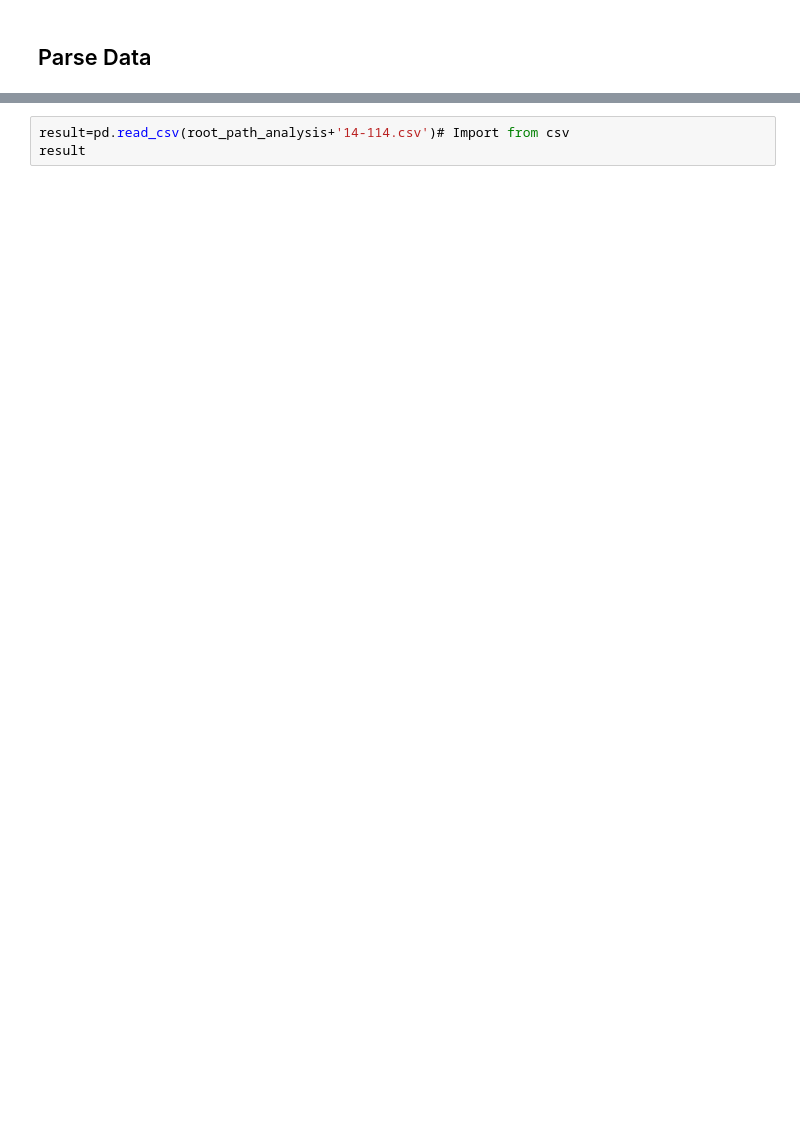
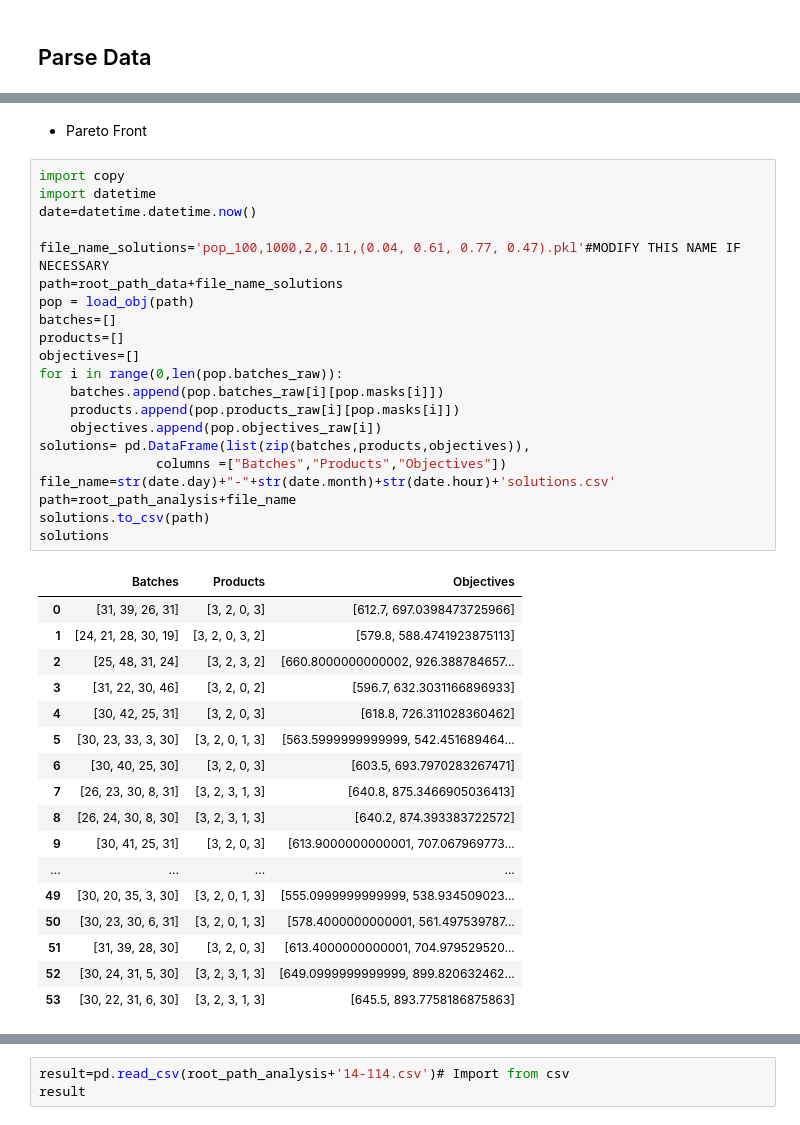
Before and after one commit to DTKx/capacityplanpy, a Jupyter notebook: 02_implementacao/parse_raw.ipynb, the cells around one changed output, grey strips where cells are left out. Drawn from its saved outputs; the diff is of its cells as text; blank space fills up the shorter version.

```diff
--- a/02_implementacao/parse_raw.ipynb
+++ b/02_implementacao/parse_raw.ipynb
@@ -63,2 +82,43 @@ df_ind
+# %% [markdown]
+- Pareto Front
+# %%
+import copy
+import datetime
+date=datetime.datetime.now()
+
+file_name_solutions='pop_100,1000,2,0.11,(0.04, 0.61, 0.77, 0.47).pkl'#MODIFY THIS NAME IF NECESSARY
+path=root_path_data+file_name_solutions
+pop = load_obj(path)
+batches=[]
+products=[]
+objectives=[]
+for i in range(0,len(pop.batches_raw)):
+    batches.append(pop.batches_raw[i][pop.masks[i]])
+    products.append(pop.products_raw[i][pop.masks[i]])
+    objectives.append(pop.objectives_raw[i])
+solutions= pd.DataFrame(list(zip(batches,products,objectives)),
+               columns =["Batches","Products","Objectives"])
+file_name=str(date.day)+"-"+str(date.month)+str(date.hour)+'solutions.csv'
+path=root_path_analysis+file_name
+solutions.to_csv(path)
+solutions
+# %% [output]
+|  | Batches | Products | Objectives |
+| 0 | [31, 39, 26, 31] | [3, 2, 0, 3] | [612.7, 697.0398473725966] |
+| 1 | [24, 21, 28, 30, 19] | [3, 2, 0, 3, 2] | [579.8, 588.4741923875113] |
+| 2 | [25, 48, 31, 24] | [3, 2, 3, 2] | [660.8000000000002, 926.388784657... |
+| 3 | [31, 22, 30, 46] | [3, 2, 0, 2] | [596.7, 632.3031166896933] |
+| 4 | [30, 42, 25, 31] | [3, 2, 0, 3] | [618.8, 726.311028360462] |
+| 5 | [30, 23, 33, 3, 30] | [3, 2, 0, 1, 3] | [563.5999999999999, 542.451689464... |
+| 6 | [30, 40, 25, 30] | [3, 2, 0, 3] | [603.5, 693.7970283267471] |
+| 7 | [26, 23, 30, 8, 31] | [3, 2, 3, 1, 3] | [640.8, 875.3466905036413] |
+| 8 | [26, 24, 30, 8, 30] | [3, 2, 3, 1, 3] | [640.2, 874.393383722572] |
+| 9 | [30, 41, 25, 31] | [3, 2, 0, 3] | [613.9000000000001, 707.067969773... |
+| ... | ... | ... | ... |
+| 49 | [30, 20, 35, 3, 30] | [3, 2, 0, 1, 3] | [555.0999999999999, 538.934509023... |
+| 50 | [30, 23, 30, 6, 31] | [3, 2, 0, 1, 3] | [578.4000000000001, 561.497539787... |
+| 51 | [31, 39, 28, 30] | [3, 2, 0, 3] | [613.4000000000001, 704.979529520... |
+| 52 | [30, 24, 31, 5, 30] | [3, 2, 3, 1, 3] | [649.0999999999999, 899.820632462... |
+| 53 | [30, 22, 31, 6, 30] | [3, 2, 3, 1, 3] | [645.5, 893.7758186875863] |
 # %%
 import matplotlib.pyplot as plt
```
Also changed, not shown: parts of 27 cells of this notebook, 1 other file.
